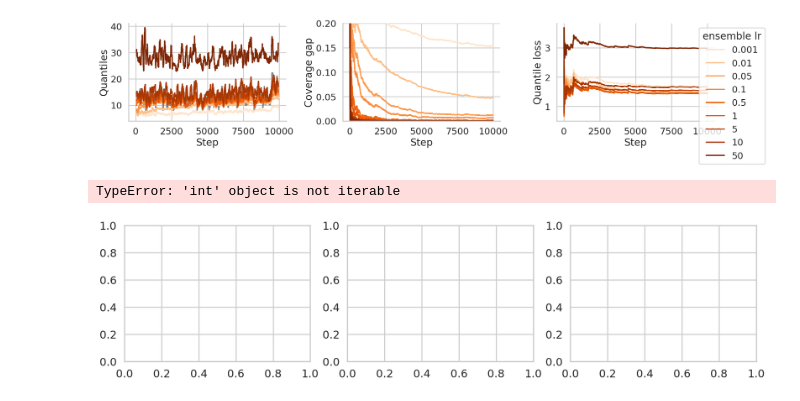
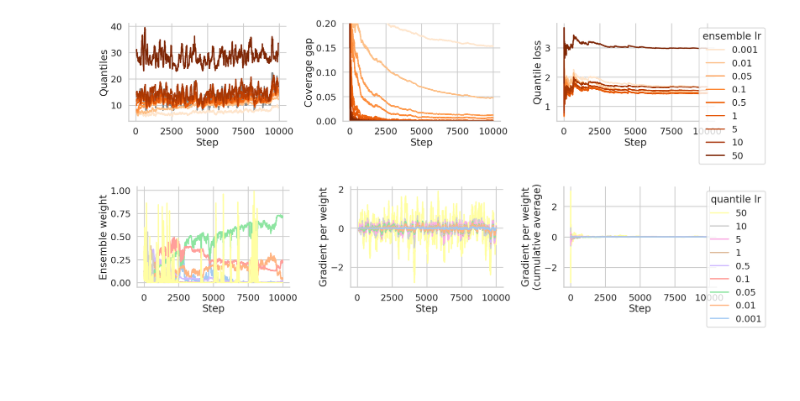
Before and after one commit to aangelopoulos/gradient-equilibrium, a Jupyter notebook: mimic_stay/quantile_ensembling.ipynb, the cells around one changed output. Cells and saved outputs as stored; diff of their text form; code cells hidden in the pictures; blank space fills up the shorter version.

Commit message:
[fix some plots]

```diff
--- a/mimic_stay/quantile_ensembling.ipynb
+++ b/mimic_stay/quantile_ensembling.ipynb
@@ -302,41 +302,40 @@ fig, axs = plt.subplots(nrows=1, ncols=3, figsize=(23,5), sharex=True, sharey=Fa
 # Store the original colors from the first plot
 # First, plot the first plot to capture the colors
 colors = []
-for i, lr in enumerate(quantile_lr):
+for i, lr in enumerate(quantile_lrs):
     selector = (df['ensemble_lr'] == default_ensemble_lr) & (df['lr'] == lr)
     line, = axs[0].plot(df[selector]['step'], df[selector]['ensemble_weight'], label=f'lr={lr}')
     colors.append(line.get_color())
 axs[0].set_xlabel('Step')
 axs[0].set_ylabel('Ensemble weight')
 
 # Clear the first subplot and replot with stored colors
 axs[0].clear()
-for i, (lr, color) in enumerate(zip(quantile_lr, colors)):
+for i, (lr, color) in enumerate(zip(quantile_lrs, colors)):
     selector = (df['ensemble_lr'] == default_ensemble_lr) & (df['lr'] == lr)
     axs[0].plot(df[selector]['step'], df[selector]['ensemble_weight'], label=f'lr={lr}', color=color)
 axs[0].set_xlabel('Step')
 axs[0].set_ylabel('Ensemble weight')
 
 # Plot 2 (Rolling average): Use reversed order but match original colors
-for i, (lr, color) in enumerate(zip(reversed(quantile_lr), reversed(colors))):
+for i, (lr, color) in enumerate(zip(reversed(quantile_lrs), reversed(colors))):
     selector = (df['ensemble_lr'] == default_ensemble_lr) & (df['lr'] == lr)
     temp = df[selector]['ensemble_weight_grad'].rolling(window=window_size).mean()
     axs[1].plot(df[selector]['step'], temp, label=f'lr={lr}', color=color)
 axs[1].set_xlabel('Step')
 axs[1].set_ylabel('Gradient per weight')
 
 # Plot 3 (Cumulative average): Use reversed order but match original colors
-for i, (lr, color) in enumerate(zip(reversed(quantile_lr), reversed(colors))):
+for i, (lr, color) in enumerate(zip(reversed(quantile_lrs), reversed(colors))):
     selector = (df['ensemble_lr'] == default_ensemble_lr) & (df['lr'] == lr)
     temp = df[selector]['ensemble_weight_grad'].expanding().mean()
     axs[2].plot(df[selector]['step'], temp, label=f'{lr}', color=color)
 axs[2].set_xlabel('Step')
 axs[2].set_ylabel('Gradient per weight\n(cumulative average)')
 axs[2].legend(loc="upper right", bbox_to_anchor=(1.35,1), title='quantile lr')
 
 plt.tight_layout()
 sns.despine(top=True, right=True)
 plt.savefig('./plots/quantile_ensembling/weights.pdf')
 # %% [output]
-TypeError: 'int' object is not iterable
-[figure, old version]
+[figure, new version]
```
Also changed, not shown: 3 other files.
